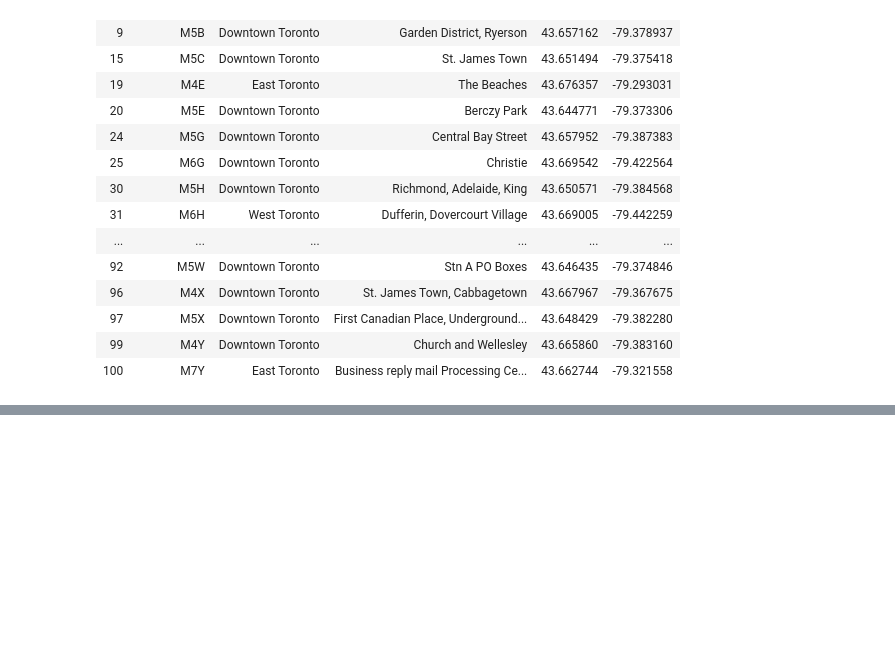
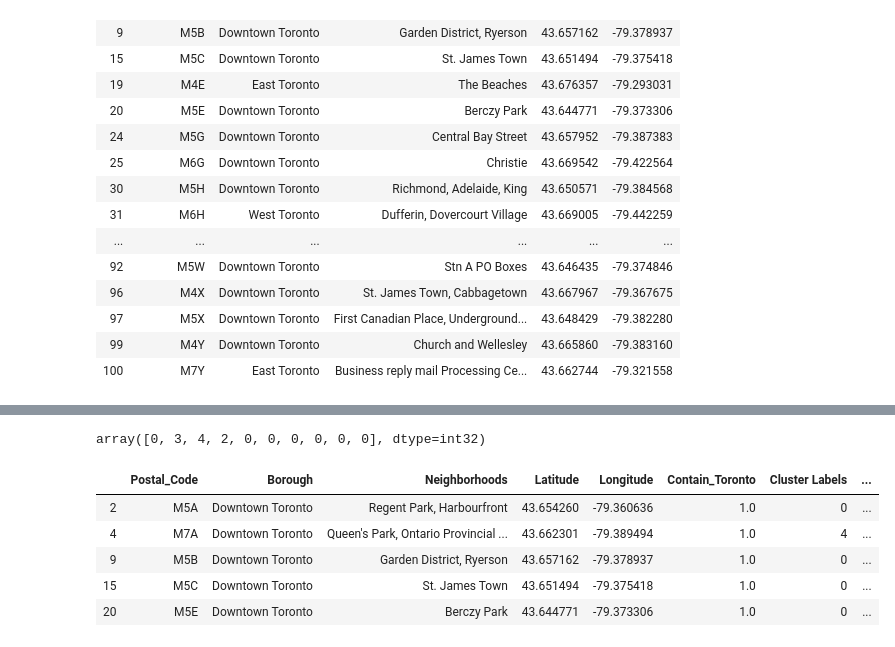
Before and after one commit to Agnes0605/IBM_Capstone, a Jupyter notebook: Week_3.ipynb, the cells around one changed output, grey strips where cells are left out. Cells and saved outputs as stored; diff of their text form; code cells hidden in the pictures; blank space fills up the shorter version.

```diff
--- a/Week_3.ipynb
+++ b/Week_3.ipynb
@@ -169,0 +416,27 @@ This ends the week 3 assignment.
+# %%
+def return_most_common_venues(row, num_top_venues):
+    row_categories = row.iloc[1:]
+    row_categories_sorted = row_categories.sort_values(ascending=False)
+
+    return row_categories_sorted.index.values[0:num_top_venues]
+# %%
+num_top_venues = 10
+
+indicators = ['st', 'nd', 'rd']
+
+# create columns according to number of top venues
+columns = ['Neighborhood']
+for ind in np.arange(num_top_venues):
+    try:
+        columns.append('{}{} Most Common Venue'.format(ind+1, indicators[ind]))
+    except:
+        columns.append('{}th Most Common Venue'.format(ind+1))
+
+# create a new dataframe
+neighborhoods_venues_sorted = pd.DataFrame(columns=columns)
+neighborhoods_venues_sorted['Neighborhood'] = downtown_grouped['Neighborhood']
+
+for ind in np.arange(downtown_grouped.shape[0]):
+    neighborhoods_venues_sorted.iloc[ind, 1:] = return_most_common_venues(downtown_grouped.iloc[ind, :], num_top_venues)
+
+neighborhoods_venues_sorted.head()
@@ -169,0 +450,29 @@ This ends the week 3 assignment.
+# %%
+from sklearn.cluster import KMeans
+kclusters = 5
+
+downtown_grouped_clustering = downtown_grouped.drop('Neighborhood', 1)
+
+# run k-means clustering
+kmeans = KMeans(n_clusters=kclusters, random_state=0).fit(downtown_grouped_clustering)
+
+# check cluster labels generated for each row in the dataframe
+kmeans.labels_[0:10]
+# %% [output]
+array([0, 3, 4, 2, 0, 0, 0, 0, 0, 0], dtype=int32)
+# %%
+#neighborhoods_venues_sorted.insert(0, 'Cluster Labels', kmeans.labels_)
+
+downtown_merged = df_downtown
+
+# merge toronto_grouped with toronto_data to add latitude/longitude for each neighborhood
+downtown_merged = downtown_merged.join(neighborhoods_venues_sorted.set_index('Neighborhood'), on='Neighborhoods')
+
+downtown_merged.head()
+# %% [output]
+|  | Postal_Code | Borough | Neighborhoods | Latitude | Longitude | Contain_Toronto | Cluster Labels | ... |
+| 2 | M5A | Downtown Toronto | Regent Park, Harbourfront | 43.654260 | -79.360636 | 1.0 | 0 | ... |
+| 4 | M7A | Downtown Toronto | Queen's Park, Ontario Provincial ... | 43.662301 | -79.389494 | 1.0 | 4 | ... |
+| 9 | M5B | Downtown Toronto | Garden District, Ryerson | 43.657162 | -79.378937 | 1.0 | 0 | ... |
+| 15 | M5C | Downtown Toronto | St. James Town | 43.651494 | -79.375418 | 1.0 | 0 | ... |
+| 20 | M5E | Downtown Toronto | Berczy Park | 43.644771 | -79.373306 | 1.0 | 0 | ... |
```
Also changed, not shown: parts of 18 cells of this notebook.
